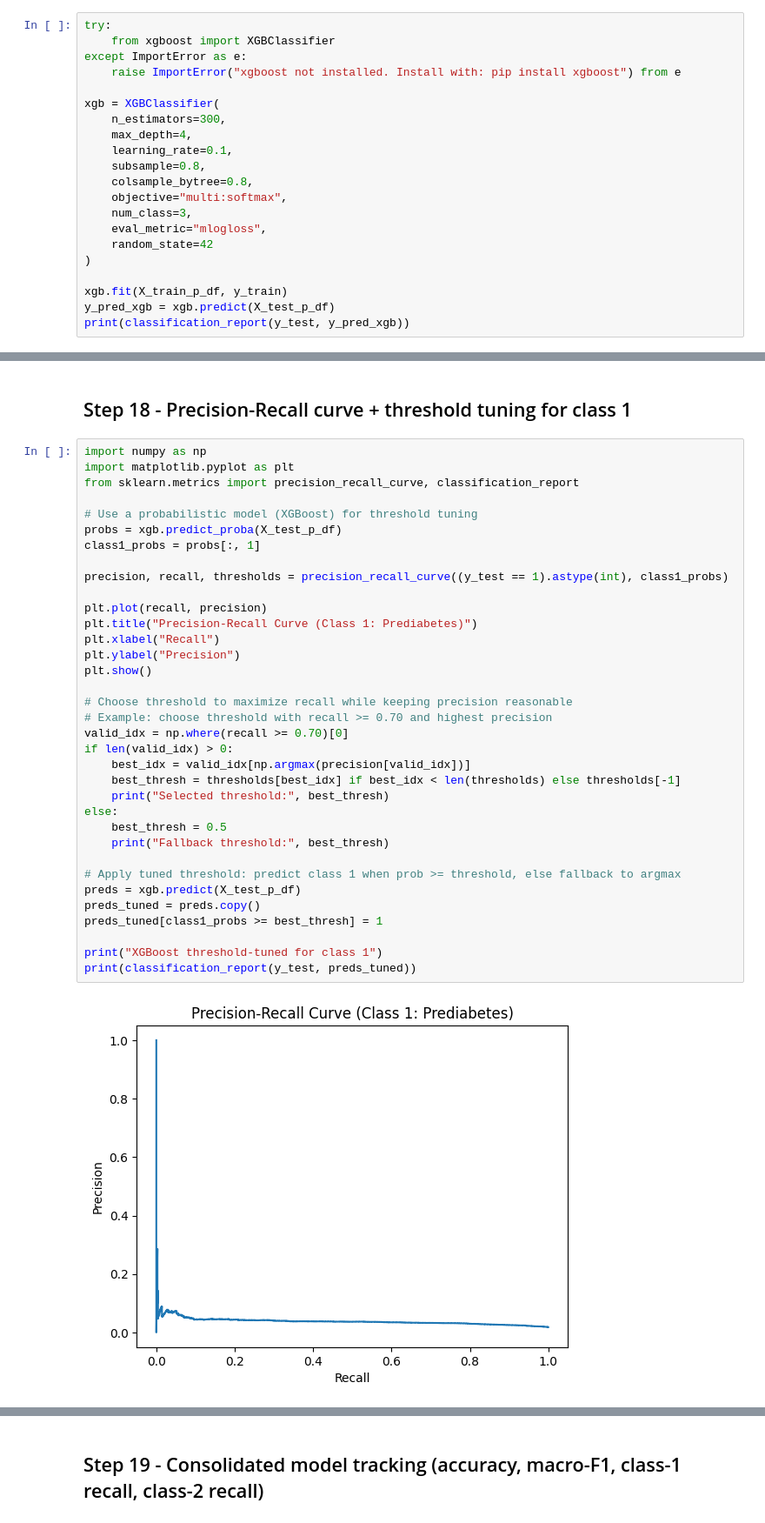
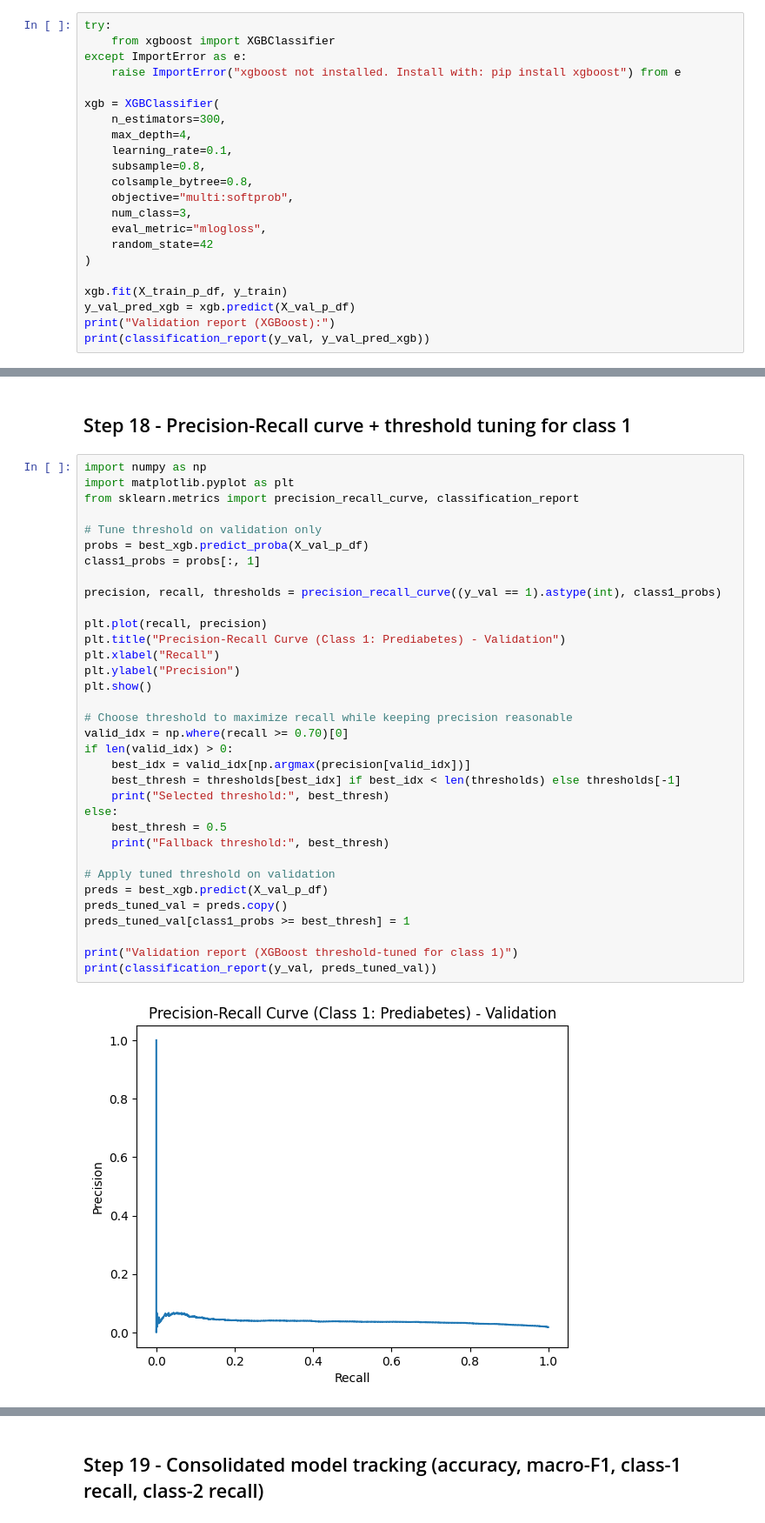
Before and after one commit to No0bDarren/ADALL_github, a Jupyter notebook: ADALL_Final_Project.ipynb, the cells around one changed output, grey strips where cells are left out. Shown at 87% size. Cells and saved outputs as stored; diff of their text form.

```diff
--- a/ADALL_Final_Project.ipynb
+++ b/ADALL_Final_Project.ipynb
@@ -235,13 +241,14 @@ xgb = XGBClassifier(
     learning_rate=0.1,
     subsample=0.8,
     colsample_bytree=0.8,
-    objective="multi:softmax",
+    objective="multi:softprob",
     num_class=3,
     eval_metric="mlogloss",
     random_state=42
 )
 
 xgb.fit(X_train_p_df, y_train)
-y_pred_xgb = xgb.predict(X_test_p_df)
-print(classification_report(y_test, y_pred_xgb))
+y_val_pred_xgb = xgb.predict(X_val_p_df)
+print("Validation report (XGBoost):")
+print(classification_report(y_val, y_val_pred_xgb))
 # %% [output]
@@ -599,37 +638,36 @@ weighted avg       0.80      0.83      0.82     38052
 # %%
 import numpy as np
 import matplotlib.pyplot as plt
 from sklearn.metrics import precision_recall_curve, classification_report
 
-# Use a probabilistic model (XGBoost) for threshold tuning
-probs = xgb.predict_proba(X_test_p_df)
+# Tune threshold on validation only
+probs = best_xgb.predict_proba(X_val_p_df)
 class1_probs = probs[:, 1]
 
-precision, recall, thresholds = precision_recall_curve((y_test == 1).astype(int), class1_probs)
+precision, recall, thresholds = precision_recall_curve((y_val == 1).astype(int), class1_probs)
 
 plt.plot(recall, precision)
-plt.title("Precision-Recall Curve (Class 1: Prediabetes)")
+plt.title("Precision-Recall Curve (Class 1: Prediabetes) - Validation")
 plt.xlabel("Recall")
 plt.ylabel("Precision")
 plt.show()
 
 # Choose threshold to maximize recall while keeping precision reasonable
-# Example: choose threshold with recall >= 0.70 and highest precision
 valid_idx = np.where(recall >= 0.70)[0]
 if len(valid_idx) > 0:
     best_idx = valid_idx[np.argmax(precision[valid_idx])]
     best_thresh = thresholds[best_idx] if best_idx < len(thresholds) else thresholds[-1]
     print("Selected threshold:", best_thresh)
 else:
     best_thresh = 0.5
     print("Fallback threshold:", best_thresh)
 
-# Apply tuned threshold: predict class 1 when prob >= threshold, else fallback to argmax
-preds = xgb.predict(X_test_p_df)
-preds_tuned = preds.copy()
-preds_tuned[class1_probs >= best_thresh] = 1
+# Apply tuned threshold on validation
+preds = best_xgb.predict(X_val_p_df)
+preds_tuned_val = preds.copy()
+preds_tuned_val[class1_probs >= best_thresh] = 1
 
-print("XGBoost threshold-tuned for class 1")
-print(classification_report(y_test, preds_tuned))
+print("Validation report (XGBoost threshold-tuned for class 1)")
+print(classification_report(y_val, preds_tuned_val))
 # %% [output]
-[figure, old version]
+[figure, new version]
```
Also changed, not shown: parts of 25 cells of this notebook.
